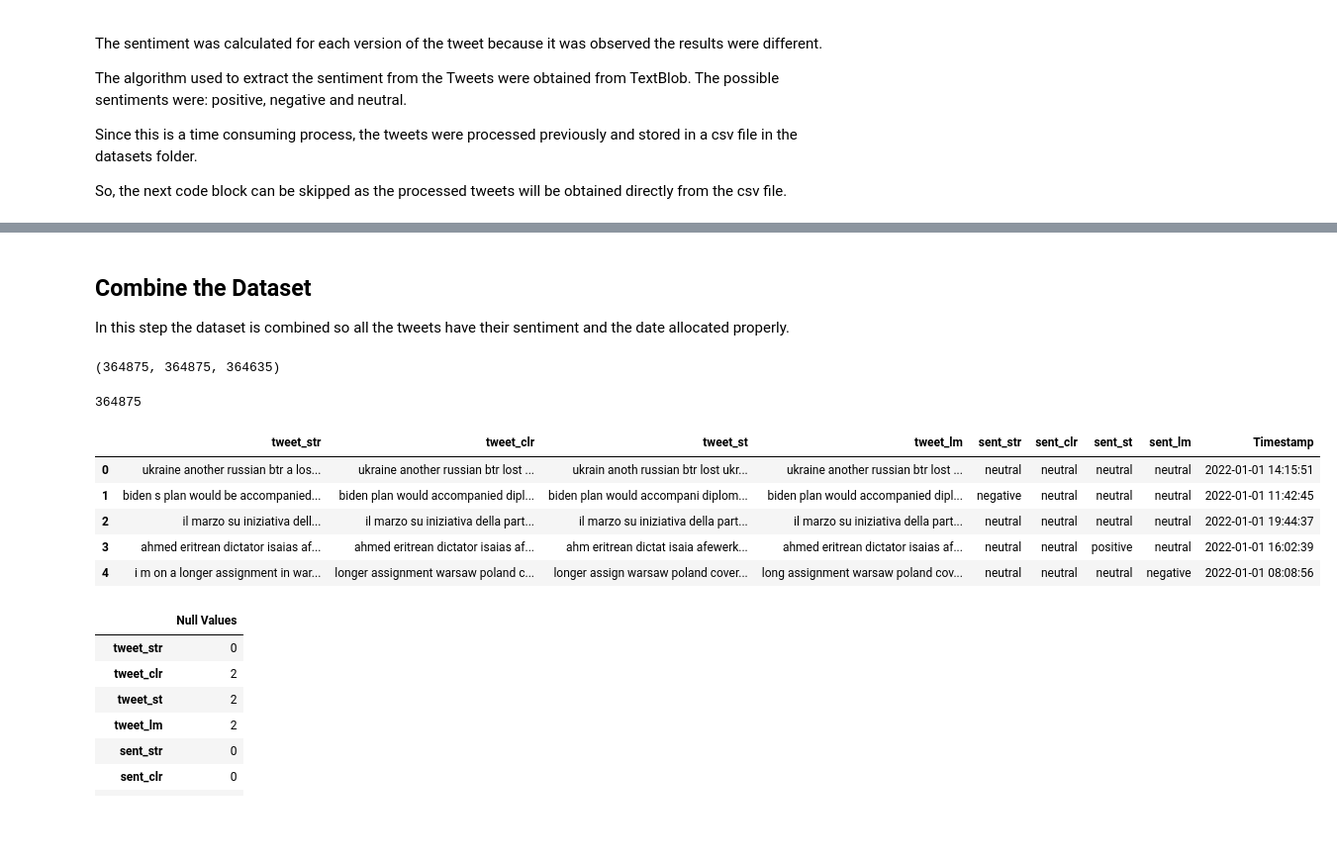
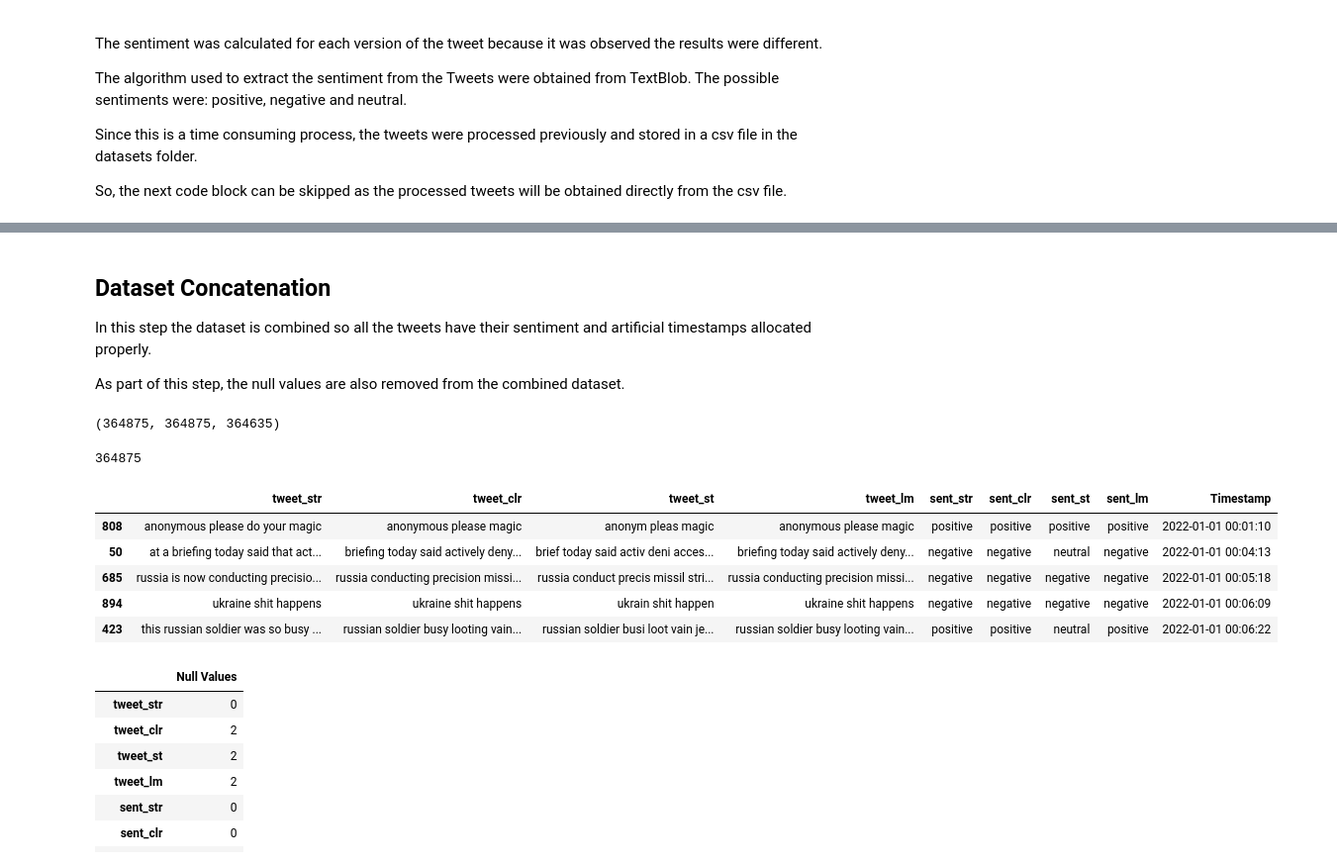
Before and after one commit to CCT-MastersDA/cct-sem2-ca2, a Jupyter notebook: jupyter/ca2-jupyter.ipynb, the cells around one changed output, grey strips where cells are left out. Shown at 99% size. Saved outputs shown, nothing was run; the diff lists cells and outputs as text; code cells hidden in the pictures; blank space fills up the shorter version.

```diff
--- a/jupyter/ca2-jupyter.ipynb
+++ b/jupyter/ca2-jupyter.ipynb
@@ -322,9 +334,11 @@ tweets_proc.head()
 | 3 | @Abiy Ahmed, Eritrean dictator Is... | neutral | ahmed eritrean dictator isaias af... | neutral | ahmed eritrean dictator isaias af... | neutral | ahm eritrean dictat isaia afewerk... | positive | ahmed eritrean dictator isaias af... | neutral |
 | 4 | I’m on a longer assignment in #Wa... | neutral | i m on a longer assignment in war... | neutral | longer assignment warsaw poland c... | neutral | longer assign warsaw poland cover... | neutral | long assignment warsaw poland cov... | negative |
 # %% [markdown]
-## Combine the Dataset
+## Dataset Concatenation
 
-In this step the dataset is combined so all the tweets have their sentiment and the date allocated properly.
+In this step the dataset is combined so all the tweets have their sentiment and artificial timestamps allocated properly.
+
+As part of this step, the null values are also removed from the combined dataset.
 # %%
 len(tweets_df), len(tweets_proc), len(random_dates_column)
 # %% [output]
@@ -332,28 +346,28 @@ len(tweets_df), len(tweets_proc), len(random_dates_column)
 # %%
 # concatenate the sentiment and the original dataset
 tweets_final = pd.concat([tweets_df, tweets_proc, random_dates_column], axis=1)
 
 print(f'{len(tweets_final)}')
 
 # independent variables to be tested from the dataset
 X_names = ['tweet_str', 'tweet_clr', 'tweet_st', 'tweet_lm']
 # target variables for each column to be tested
 y_names = ['sent_str', 'sent_clr', 'sent_st', 'sent_lm']
 # ramdom date
 col_date = ['Timestamp']
 
 # keeping only the relevant columns for the analysis
 col_names = X_names + y_names + col_date
-tweets_final = tweets_final[col_names]
+tweets_final = tweets_final[col_names].sort_values(by='Timestamp')
 tweets_final.head()
 # %% [output]
 364875
 |  | tweet_str | tweet_clr | tweet_st | tweet_lm | sent_str | sent_clr | sent_st | sent_lm | Timestamp |
-| 0 | ukraine another russian btr a los... | ukraine another russian btr lost ... | ukrain anoth russian btr lost ukr... | ukraine another russian btr lost ... | neutral | neutral | neutral | neutral | 2022-01-01 14:15:51 |
-| 1 | biden s plan would be accompanied... | biden plan would accompanied dipl... | biden plan would accompani diplom... | biden plan would accompanied dipl... | negative | neutral | neutral | neutral | 2022-01-01 11:42:45 |
-| 2 | il marzo su iniziativa dell... | il marzo su iniziativa della part... | il marzo su iniziativa della part... | il marzo su iniziativa della part... | neutral | neutral | neutral | neutral | 2022-01-01 19:44:37 |
-| 3 | ahmed eritrean dictator isaias af... | ahmed eritrean dictator isaias af... | ahm eritrean dictat isaia afewerk... | ahmed eritrean dictator isaias af... | neutral | neutral | positive | neutral | 2022-01-01 16:02:39 |
-| 4 | i m on a longer assignment in war... | longer assignment warsaw poland c... | longer assign warsaw poland cover... | long assignment warsaw poland cov... | neutral | neutral | neutral | negative | 2022-01-01 08:08:56 |
+| 808 | anonymous please do your magic | anonymous please magic | anonym pleas magic | anonymous please magic | positive | positive | positive | positive | 2022-01-01 00:01:10 |
+| 50 | at a briefing today said that act... | briefing today said actively deny... | brief today said activ deni acces... | briefing today said actively deny... | negative | negative | neutral | negative | 2022-01-01 00:04:13 |
+| 685 | russia is now conducting precisio... | russia conducting precision missi... | russia conduct precis missil stri... | russia conducting precision missi... | negative | negative | negative | negative | 2022-01-01 00:05:18 |
+| 894 | ukraine shit happens | ukraine shit happens | ukrain shit happen | ukraine shit happens | negative | negative | negative | negative | 2022-01-01 00:06:09 |
+| 423 | this russian soldier was so busy ... | russian soldier busy looting vain... | russian soldier busi loot vain je... | russian soldier busy looting vain... | positive | positive | neutral | positive | 2022-01-01 00:06:22 |
 # %%
 # checking for null values
 pd.DataFrame(tweets_final.isnull().sum(), columns=['Null Values'])
```
Also changed, not shown: parts of 26 cells of this notebook.
